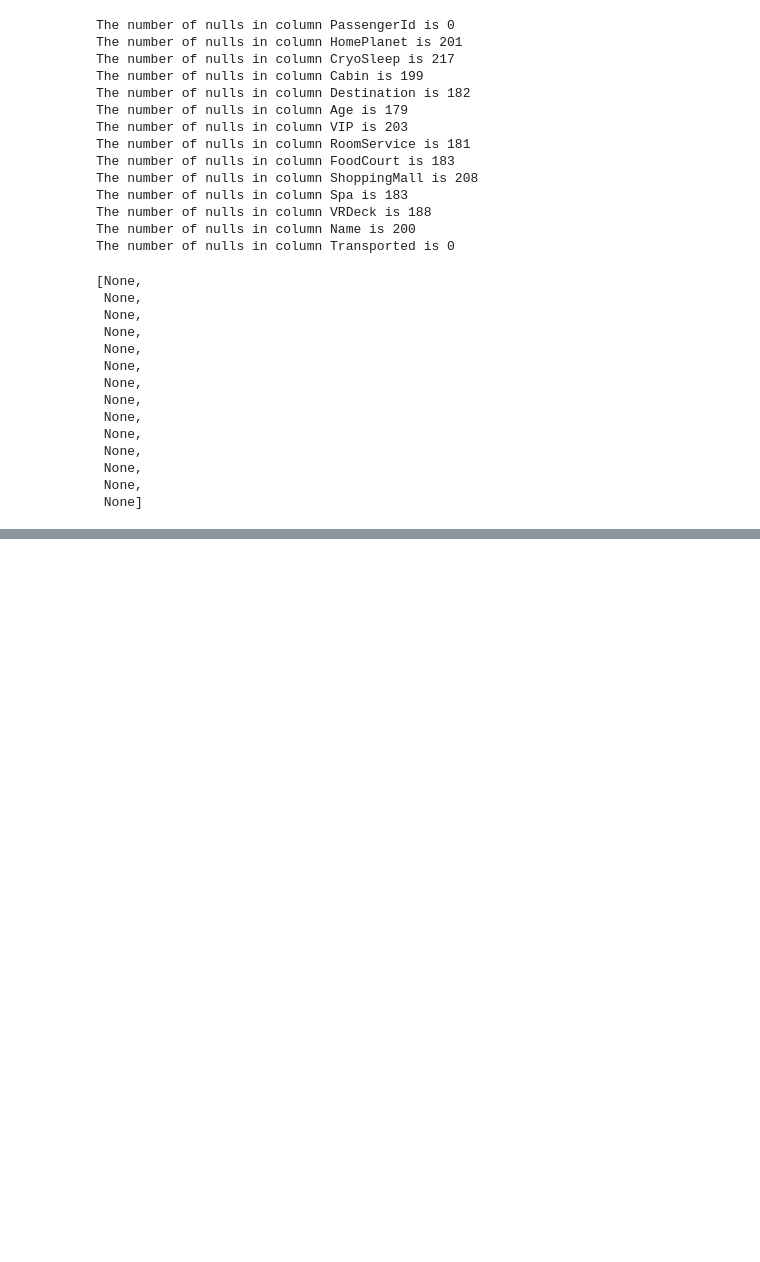
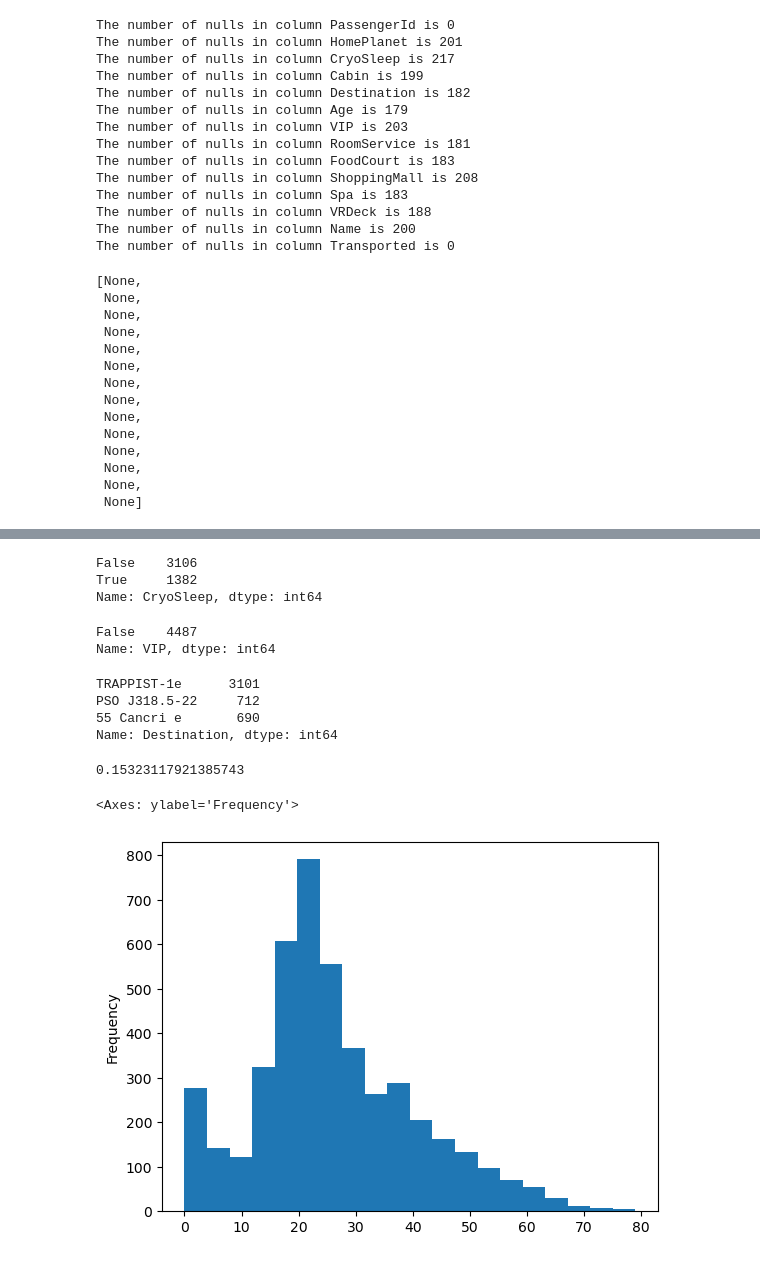
Before and after one commit to jmeisenh/SpaceTitanic, a Jupyter notebook: SpaceShipTitanicWorkflow.ipynb, the cells around one changed output, grey strips where cells are left out. Cells and saved outputs as stored; diff of their text form; code cells hidden in the pictures; blank space fills up the shorter version.

```diff
--- a/SpaceShipTitanicWorkflow.ipynb
+++ b/SpaceShipTitanicWorkflow.ipynb
@@ -83,0 +92,4 @@ That is a fair number of blanks, maybe we can infer some values
+# %%
+# only 3 values, 'Earth', 'Europa', 'Mars'
+dfTerrans = df.loc[df['HomePlanet'] == 'Earth']
+dfTerrans
@@ -83,0 +110,35 @@ That is a fair number of blanks, maybe we can infer some values
+# %%
+# check cryosleep status for Terrans
+dfTerrans['CryoSleep'].value_counts()
+#False    3106
+#True     1382
+#Name: CryoSleep, dtype: int64
+# Not definitve enough to infur planetary status
+# %% [output]
+False    3106
+True     1382
+Name: CryoSleep, dtype: int64
+# %%
+# check VIP status
+dfTerrans['VIP'].value_counts()
+# %% [output]
+False    4487
+Name: VIP, dtype: int64
+# %%
+# check destination
+dfTerrans['Destination'].value_counts()
+# %% [output]
+TRAPPIST-1e      3101
+PSO J318.5-22     712
+55 Cancri e       690
+Name: Destination, dtype: int64
+# %%
+690 / (3101 + 712 + 690)
+# %% [output]
+0.15323117921385743
+# %%
+# check age distribution
+dfTerrans.Age.plot(kind = 'hist', bins = 20)
+# %% [output]
+<Axes: ylabel='Frequency'>
+[figure, added]
```
Also changed, not shown: parts of 27 cells of this notebook.
